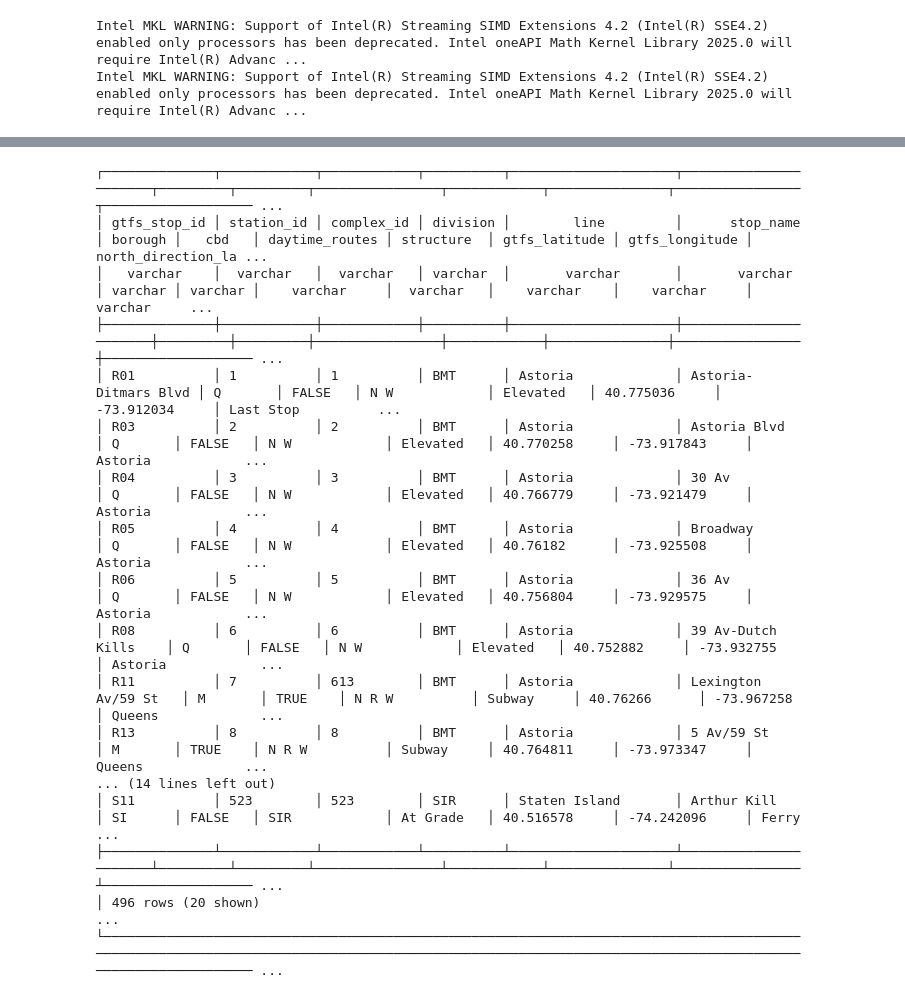
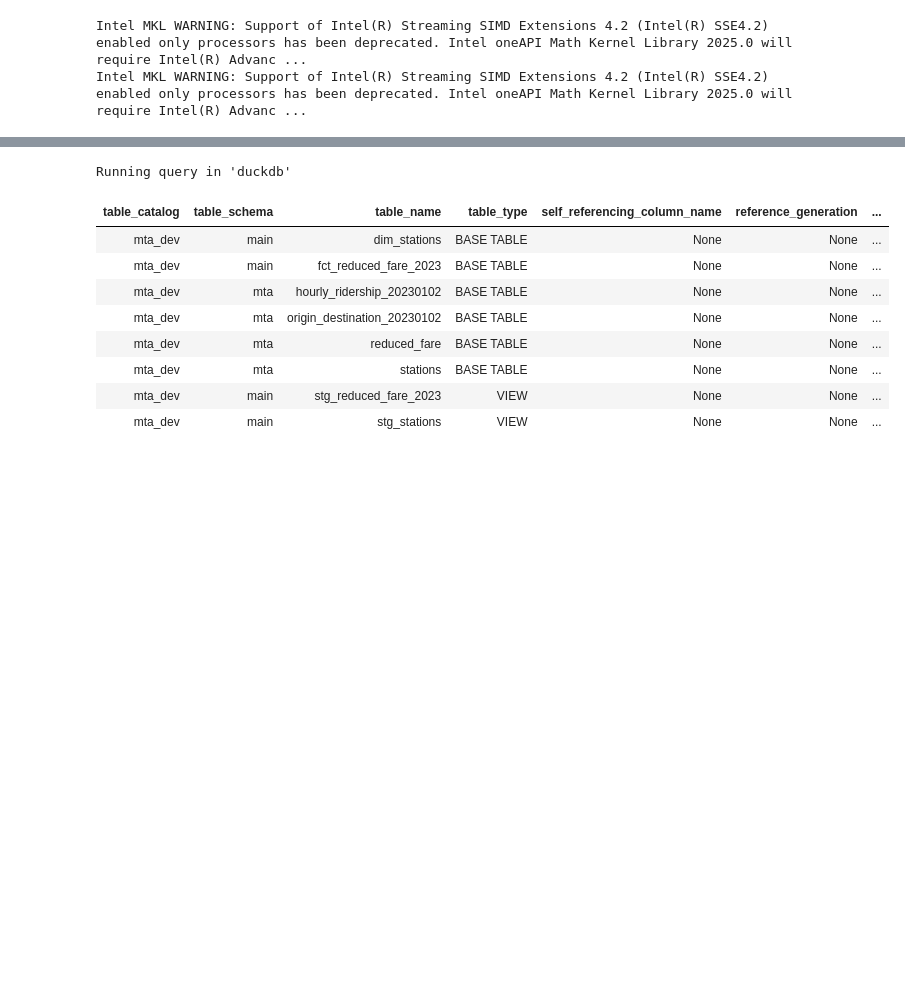
Before and after one commit to ashwinhar/mta-open-data-challenge, a Jupyter notebook: database_setup/duckdb_sandbox.ipynb, the cells around one changed output, grey strips where cells are left out. Drawn from its saved outputs; the diff is of its cells as text; code cells hidden in the pictures; blank space fills up the shorter version.

```diff
--- a/database_setup/duckdb_sandbox.ipynb
+++ b/database_setup/duckdb_sandbox.ipynb
@@ -62,20 +49,14 @@ conn = duckdb.connect(config.DEV_DATABASE)
 # %%
-conn.sql("select * from stations")
+%%sql
+select * from information_schema.tables
 # %% [output]
-┌──────────────┬────────────┬────────────┬──────────┬─────────────────────┬──────────────────────┬─────────┬─────────┬────────────────┬────────────┬───────────────┬────────────────┬─────────────────── ...
-│ gtfs_stop_id │ station_id │ complex_id │ division │        line         │      stop_name       │ borough │   cbd   │ daytime_routes │ structure  │ gtfs_latitude │ gtfs_longitude │ north_direction_la ...
-│   varchar    │  varchar   │  varchar   │ varchar  │       varchar       │       varchar        │ varchar │ varchar │    varchar     │  varchar   │    varchar    │    varchar     │        varchar     ...
-├──────────────┼────────────┼────────────┼──────────┼─────────────────────┼──────────────────────┼─────────┼─────────┼────────────────┼────────────┼───────────────┼────────────────┼─────────────────── ...
-│ R01          │ 1          │ 1          │ BMT      │ Astoria             │ Astoria-Ditmars Blvd │ Q       │ FALSE   │ N W            │ Elevated   │ 40.775036     │ -73.912034     │ Last Stop          ...
-│ R03          │ 2          │ 2          │ BMT      │ Astoria             │ Astoria Blvd         │ Q       │ FALSE   │ N W            │ Elevated   │ 40.770258     │ -73.917843     │ Astoria            ...
-│ R04          │ 3          │ 3          │ BMT      │ Astoria             │ 30 Av                │ Q       │ FALSE   │ N W            │ Elevated   │ 40.766779     │ -73.921479     │ Astoria            ...
-│ R05          │ 4          │ 4          │ BMT      │ Astoria             │ Broadway             │ Q       │ FALSE   │ N W            │ Elevated   │ 40.76182      │ -73.925508     │ Astoria            ...
-│ R06          │ 5          │ 5          │ BMT      │ Astoria             │ 36 Av                │ Q       │ FALSE   │ N W            │ Elevated   │ 40.756804     │ -73.929575     │ Astoria            ...
-│ R08          │ 6          │ 6          │ BMT      │ Astoria             │ 39 Av-Dutch Kills    │ Q       │ FALSE   │ N W            │ Elevated   │ 40.752882     │ -73.932755     │ Astoria            ...
-│ R11          │ 7          │ 613        │ BMT      │ Astoria             │ Lexington Av/59 St   │ M       │ TRUE    │ N R W          │ Subway     │ 40.76266      │ -73.967258     │ Queens             ...
-│ R13          │ 8          │ 8          │ BMT      │ Astoria             │ 5 Av/59 St           │ M       │ TRUE    │ N R W          │ Subway     │ 40.764811     │ -73.973347     │ Queens             ...
-... (14 lines left out)
-│ S11          │ 523        │ 523        │ SIR      │ Staten Island       │ Arthur Kill          │ SI      │ FALSE   │ SIR            │ At Grade   │ 40.516578     │ -74.242096     │ Ferry              ...
-├──────────────┴────────────┴────────────┴──────────┴─────────────────────┴──────────────────────┴─────────┴─────────┴────────────────┴────────────┴───────────────┴────────────────┴─────────────────── ...
-│ 496 rows (20 shown)                                                                                                                                                                                    ...
-└─────────────────────────────────────────────────────────────────────────────────────────────────────────────────────────────────────────────────────────────────────────────────────────────────────── ...
+Running query in 'duckdb'
+| table_catalog | table_schema | table_name | table_type | self_referencing_column_name | reference_generation | ... |
+| mta_dev | main | dim_stations | BASE TABLE | None | None | ... |
+| mta_dev | main | fct_reduced_fare_2023 | BASE TABLE | None | None | ... |
+| mta_dev | mta | hourly_ridership_20230102 | BASE TABLE | None | None | ... |
+| mta_dev | mta | origin_destination_20230102 | BASE TABLE | None | None | ... |
+| mta_dev | mta | reduced_fare | BASE TABLE | None | None | ... |
+| mta_dev | mta | stations | BASE TABLE | None | None | ... |
+| mta_dev | main | stg_reduced_fare_2023 | VIEW | None | None | ... |
+| mta_dev | main | stg_stations | VIEW | None | None | ... |
```
Also changed, not shown: parts of 15 cells of this notebook, 4 other files.
